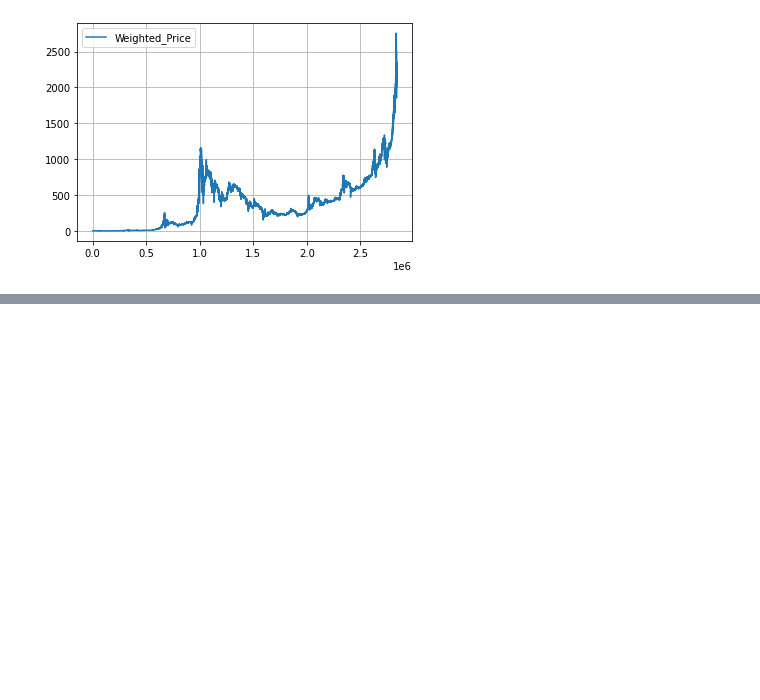
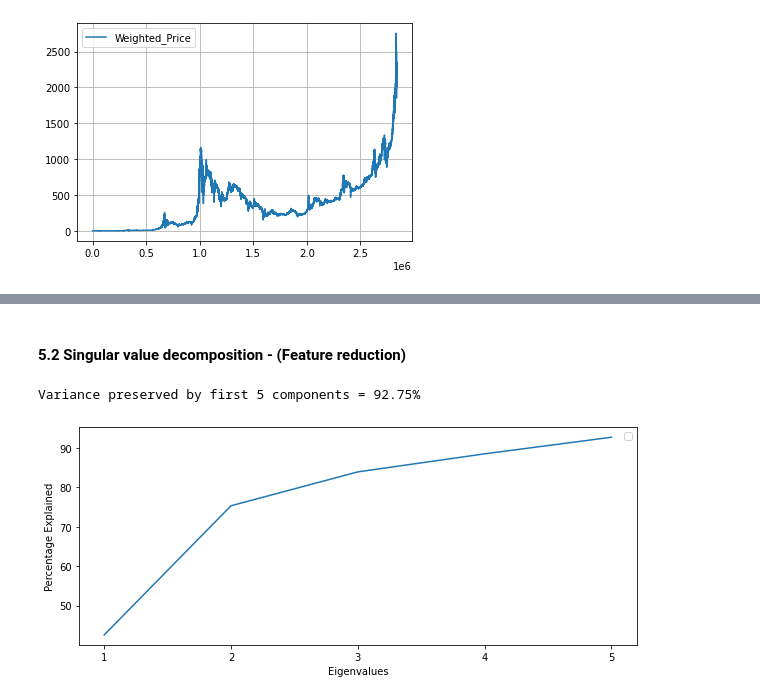
Before and after one commit to dkomlen/finance-ml, a Jupyter notebook: Dimensionality_reduction_Bitcoin_price_prediction.ipynb, the cells around one changed output, grey strips where cells are left out. Drawn from its saved outputs; the diff is of its cells as text; code cells hidden in the pictures; blank space fills up the shorter version.

```diff
--- a/Dimensionality_reduction_Bitcoin_price_prediction.ipynb
+++ b/Dimensionality_reduction_Bitcoin_price_prediction.ipynb
@@ -260,0 +294,7 @@ plt.show()
+# %%
+subset_dataset = dataset.iloc[-10000:]
+Y = subset_dataset['signal']
+X = subset_dataset.loc[:, dataset.columns != 'signal']
+validation_size = 0.2
+seed = 1
+X_train, X_validation, Y_train, Y_validation = train_test_split(X, Y, test_size=validation_size, random_state=seed)
@@ -260,0 +306,4 @@ plt.show()
+# %%
+from sklearn.preprocessing import StandardScaler
+scaler = StandardScaler().fit(X_train)
+rescaledDataset = pd.DataFrame(scaler.fit_transform(X_train), columns = X_train.columns, index = X_train.index)
@@ -260,0 +317,23 @@ plt.show()
+# %% [markdown]
+#### 5.2 Singular value decomposition - (Feature reduction)
+# %%
+from matplotlib.ticker import MaxNLocator
+ncomps = 5
+svd = TruncatedSVD(n_components=ncomps)
+svd_fit = svd.fit(rescaledDataset)
+
+plt_data =pd.DataFrame(svd_fit.explained_variance_ratio_.cumsum()*100)
+plt_data.index = np.arange(1, len(plt_data)+1)
+
+Y_pred = svd.fit_transform(rescaledDataset)
+
+ax = plt_data.plot(kind='line', figsize=(10, 4))
+ax.xaxis.set_major_locator(MaxNLocator(integer=True))
+ax.set_xlabel("Eigenvalues")
+ax.set_ylabel("Percentage Explained")
+ax.legend("")
+print("Variance preserved by first {} components = {:.2%}".format(ncomps, svd_fit.explained_variance_ratio_.cumsum()[-1]))
+plt_data.index = np.arange(1, len(plt_data)+1)
+# %% [output]
+Variance preserved by first 5 components = 92.75%
+[figure, added]
```
Also changed, not shown: parts of 19 cells of this notebook.
